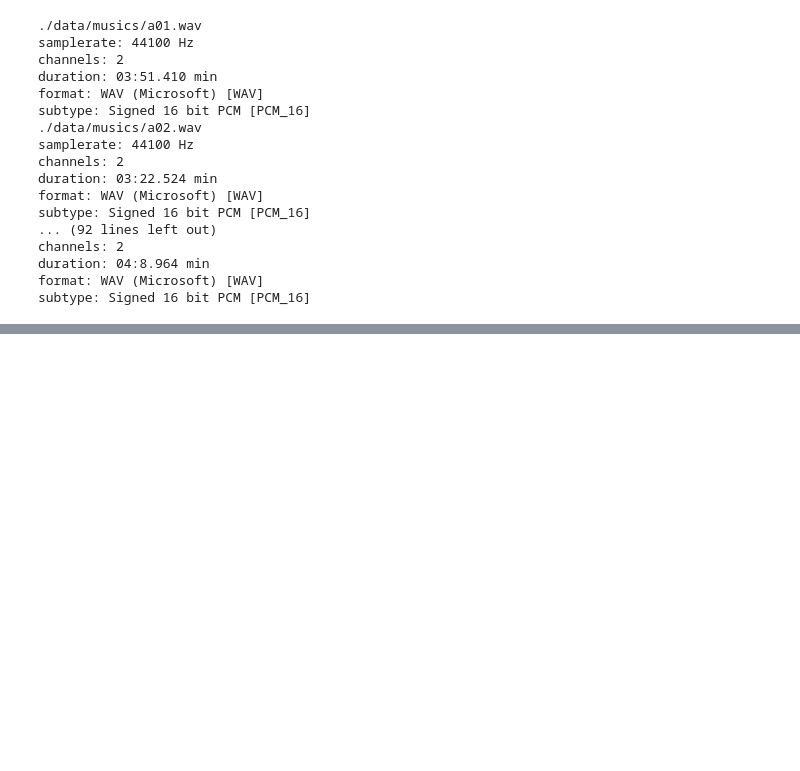
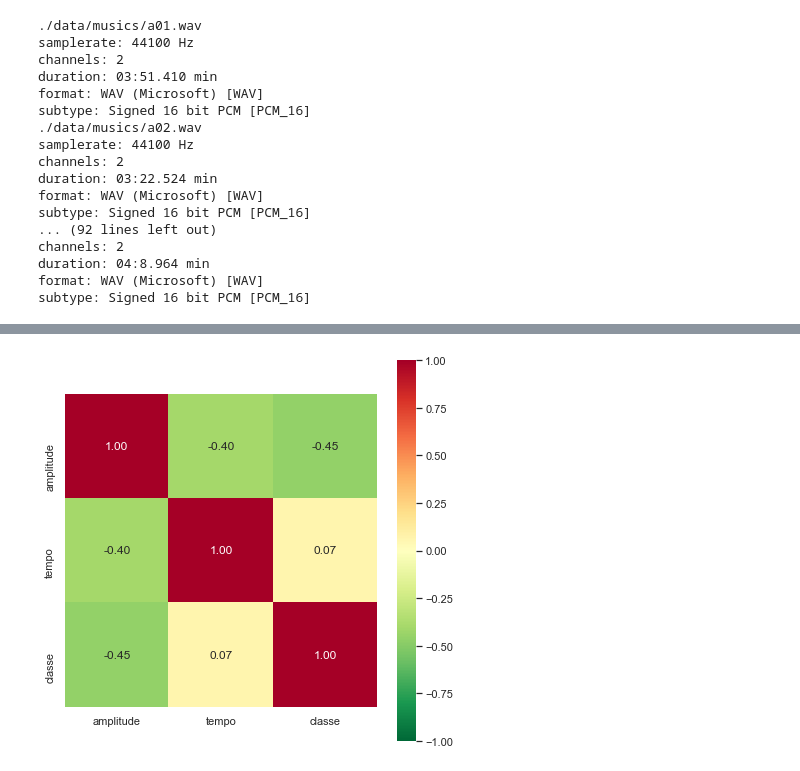
Before and after one commit to Th0rgal/MiniProjet, a Jupyter notebook: projet.ipynb, the cells around one changed output, grey strips where cells are left out. Saved outputs shown, nothing was run; the diff lists cells and outputs as text; code cells hidden in the pictures; blank space fills up the shorter version.

Commit message:
add tempo in features

```diff
--- a/projet.ipynb
+++ b/projet.ipynb
@@ -59,6 +60,7 @@ df
 musics = load_musics(data_dir + "musics/")
 # %%
 df = pd.DataFrame({
-	'darkness' : musics.apply(mean_amplitude),
+	'amplitude' : musics.apply(mean_amplitude),
+    'tempo' : musics.apply(get_tempo),
 	'classe': musics.index.map(lambda name: 1 if name[0] == 'a' else -1),
 })
@@ -66,0 +67,4 @@ ValueError: If using all scalar values, you must pass an index
+# %%
+dfstd =  (df - df.mean()) / df.std()
+dfstd["classe"] = df["classe"]
+dfstd
@@ -66,0 +109,6 @@ ValueError: If using all scalar values, you must pass an index
+# %%
+fig = Figure(figsize=(7,7))
+sns.heatmap(dfstd.corr(), fmt='0.2f', annot=True, square=True, cmap='RdYlGn_r', vmin=-1, vmax=1, ax=fig.add_subplot())
+fig
+# %% [output]
+[figure, added]
```
Also changed, not shown: parts of 6 cells of this notebook, 1 other file.
